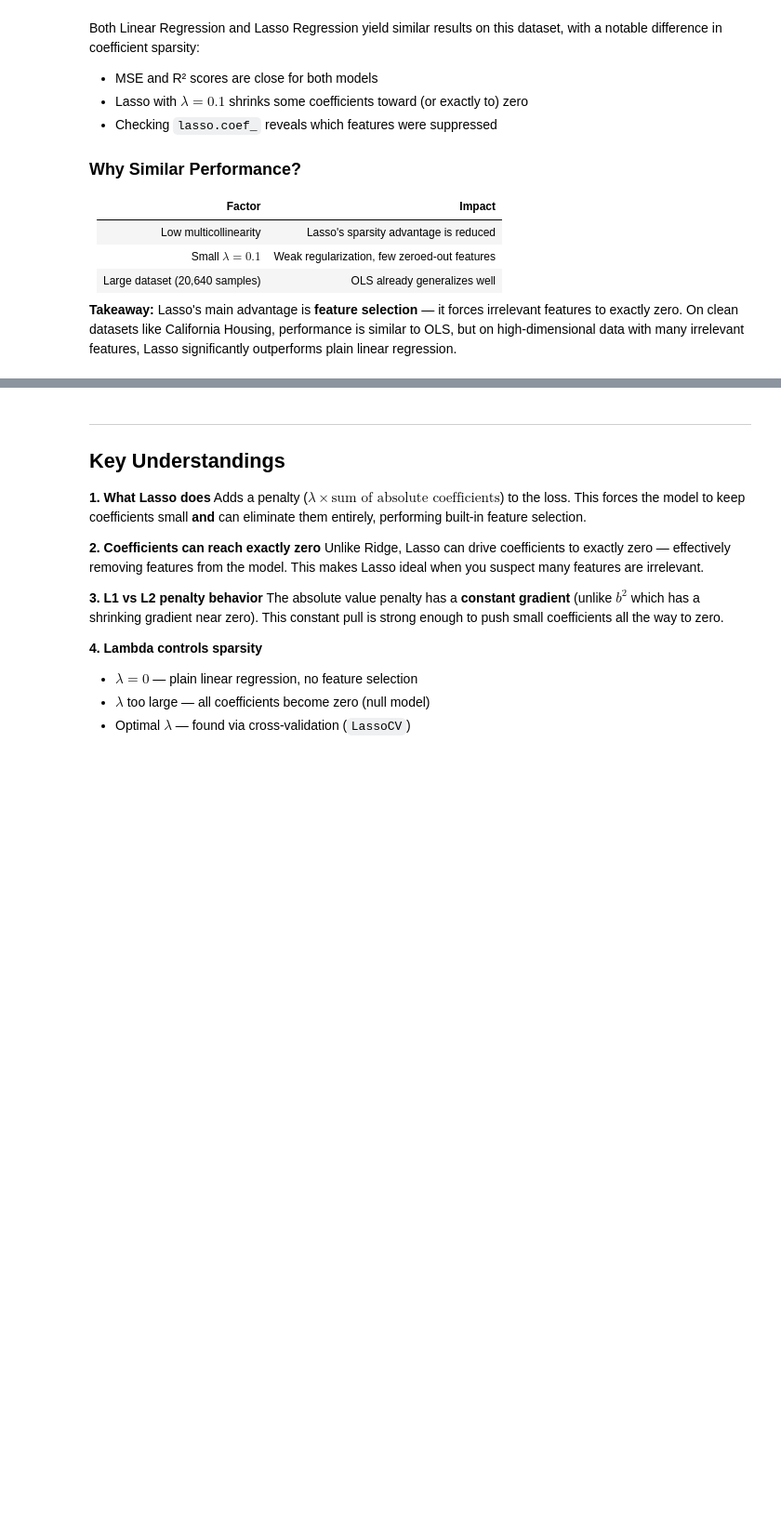
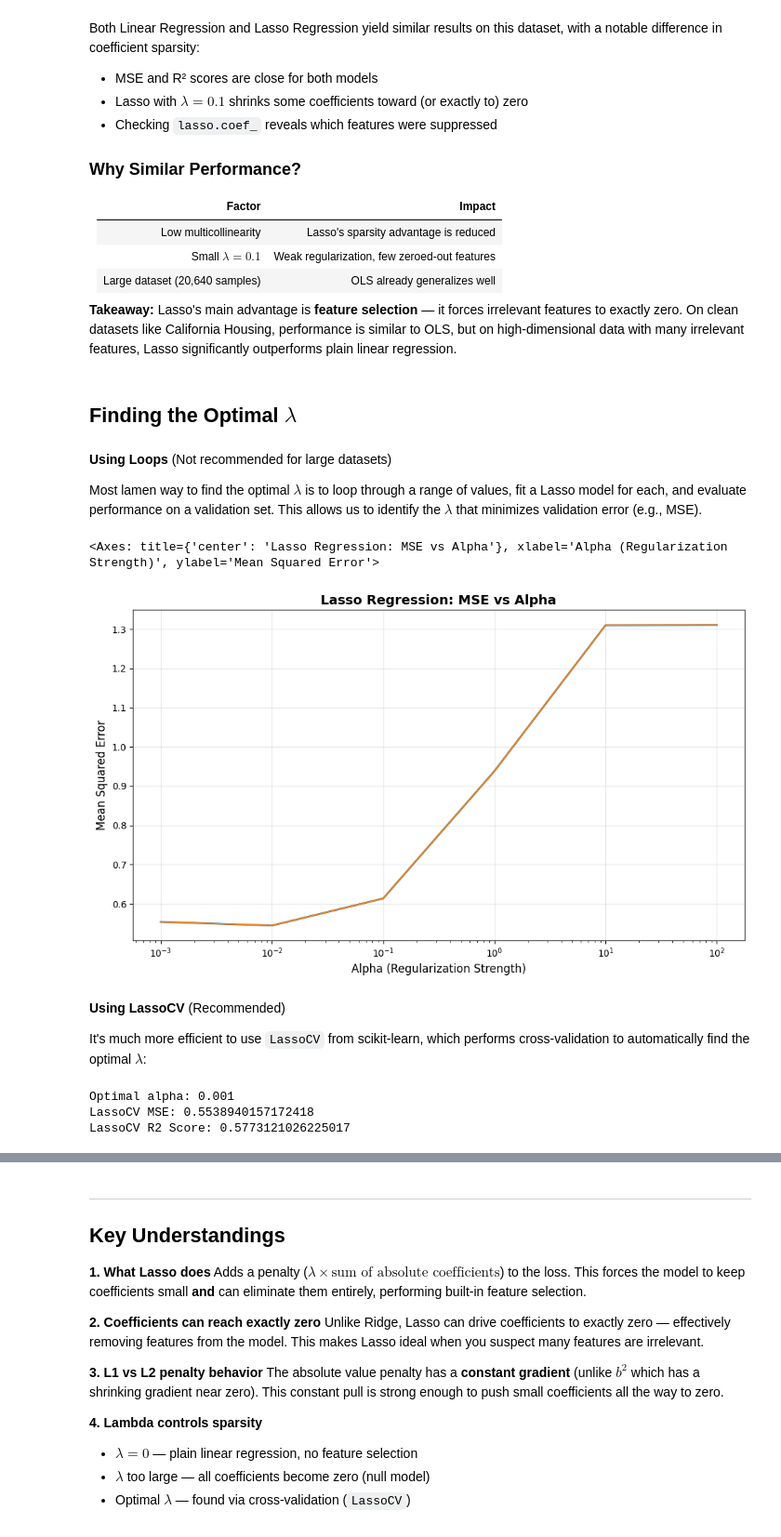
Before and after one commit to DevRitesh08/Machine-Learning-From-Scratch, a Jupyter notebook: Supervised ML/Regularization/Lasso.ipynb, the cells around one changed output, grey strips where cells are left out. Shown at 93% size. Saved outputs shown, nothing was run; the diff lists cells and outputs as text; code cells hidden in the pictures; blank space fills up the shorter version.

```diff
--- a/Supervised ML/Regularization/Lasso.ipynb
+++ b/Supervised ML/Regularization/Lasso.ipynb
@@ -209,3 +209,54 @@ Both Linear Regression and Lasso Regression yield similar results on this datase
 | Large dataset (20,640 samples) | OLS already generalizes well |
 
 **Takeaway:** Lasso's main advantage is **feature selection** — it forces irrelevant features to exactly zero. On clean datasets like California Housing, performance is similar to OLS, but on high-dimensional data with many irrelevant features, Lasso significantly outperforms plain linear regression.
+# %% [markdown]
+## Finding the Optimal $\lambda$
+# %% [markdown]
+**Using Loops** (Not recommended for large datasets)
+
+Most lamen way to find the optimal $\lambda$ is to loop through a range of values, fit a Lasso model for each, and evaluate performance on a validation set. This allows us to identify the $\lambda$ that minimizes validation error (e.g., MSE).
+# %%
+alphas = [0.001, 0.01 , 0.1, 1, 10, 100]
+mses = []
+
+for a in alphas:
+    lasso = Lasso(alpha=a)
+    lasso.fit(X_train, y_train)
+    y_pred_lasso = lasso.predict(X_test)
+    mse = mean_squared_error(y_test, y_pred_lasso)
+    mses.append(mse)
+
+plt.figure(figsize=(10, 6))
+sns.lineplot(x=alphas, y=mses, markers="o", linewidth=2, markersize=8)
+plt.xlabel("Alpha (Regularization Strength)", fontsize=12)
+plt.ylabel("Mean Squared Error", fontsize=12)
+plt.title("Lasso Regression: MSE vs Alpha", fontsize=14, fontweight='bold')
+plt.xscale('log')
+plt.grid(True, alpha=0.3)
+plt.tight_layout()
+
+sns.lineplot(x=alphas, y=mses , markers="o")
+# %% [output]
+<Axes: title={'center': 'Lasso Regression: MSE vs Alpha'}, xlabel='Alpha (Regularization Strength)', ylabel='Mean Squared Error'>
+[figure, added]
+# %% [markdown]
+**Using LassoCV** (Recommended)
+
+It's much more efficient to use `LassoCV` from scikit-learn, which performs cross-validation to automatically find the optimal $\lambda$:
+# %%
+from sklearn.linear_model import LassoCV
+
+a = [0.001, 0.01 , 0.1, 1, 10, 100]
+
+lasso_cv = LassoCV(alphas=a, cv=5 , random_state=42 , max_iter=1000 , n_jobs=-1)
+lasso_cv.fit(X_train, y_train)
+
+print("Optimal alpha:", lasso_cv.alpha_)
+
+y_pred = lasso_cv.predict(X_test)
+print("LassoCV MSE:", mean_squared_error(y_test, y_pred))
+print("LassoCV R2 Score:", r2_score(y_test, y_pred))
+# %% [output]
+Optimal alpha: 0.001
+LassoCV MSE: 0.5538940157172418
+LassoCV R2 Score: 0.5773121026225017
```
Also changed, not shown: parts of 1 cell of this notebook, 1 other file.
